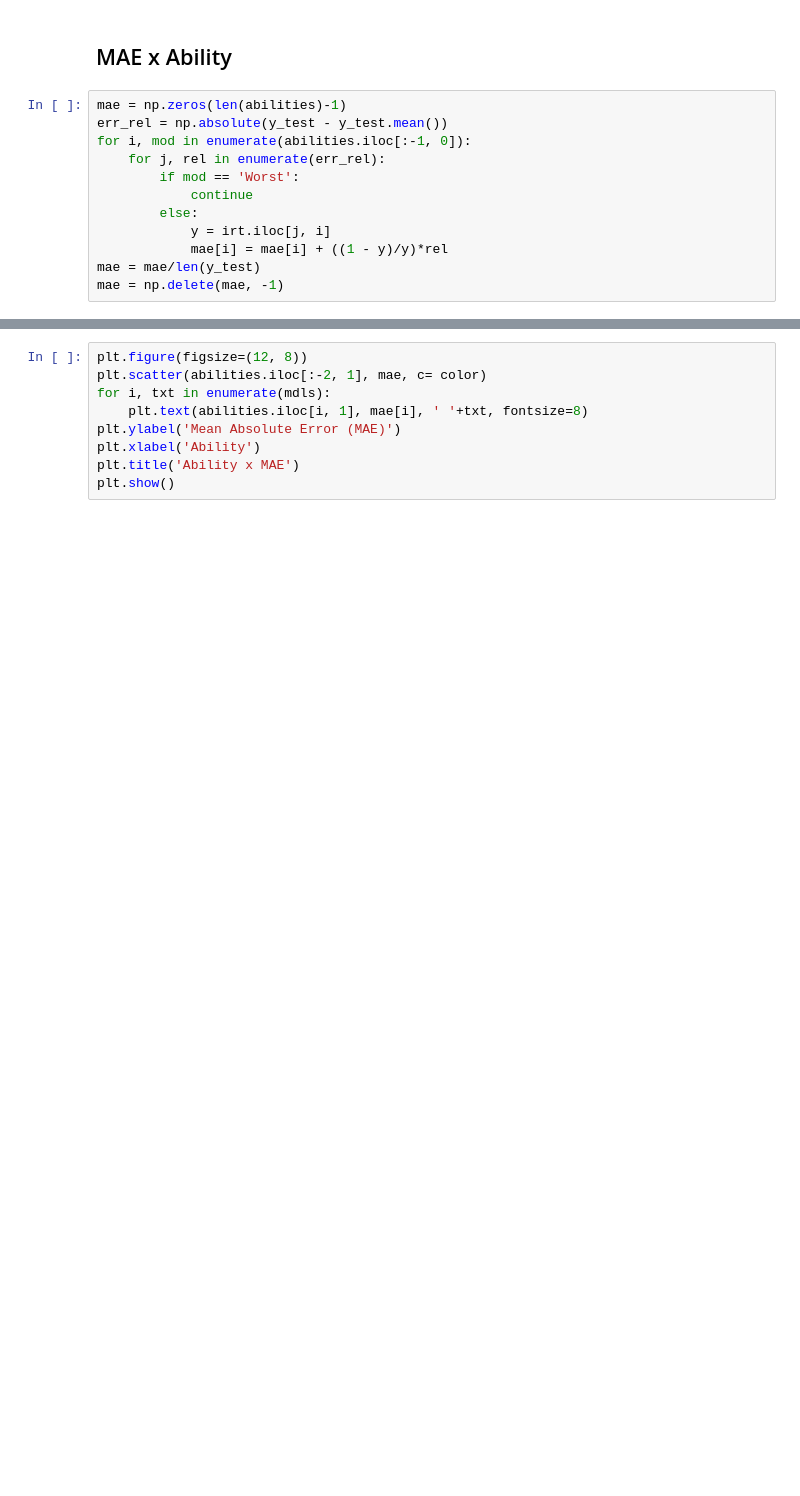
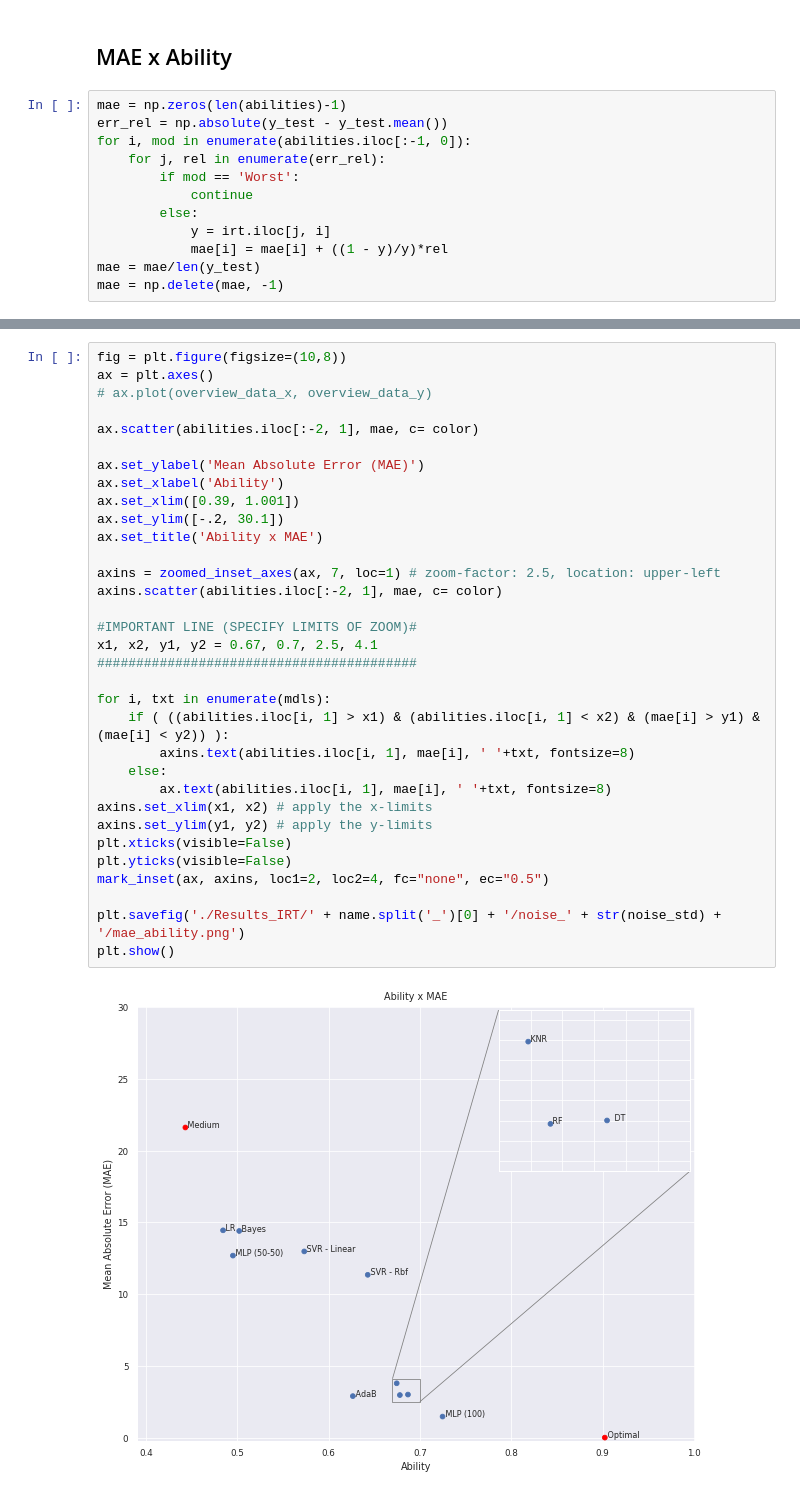
Before and after one commit to jvcm/irt_project, a Jupyter notebook: data_analysis.ipynb, the cells around one changed output, grey strips where cells are left out. Cells and saved outputs as stored; diff of their text form; blank space fills up the shorter version.

```diff
--- a/data_analysis.ipynb
+++ b/data_analysis.ipynb
@@ -189,12 +226,38 @@ mdls = ['  LR', 'Bayes', 'SVR - Linear', 'SVR - Rbf', 'KNR', 'DT', 'RF', 'AdaB',
 c_n = 'C0'
 c_e = 'red'
 color = [c_n, c_n,c_n,c_n,c_n,c_n,c_n,c_n,c_n,c_n,c_e,c_e]
-# %%
-plt.figure(figsize=(12, 8))
-plt.scatter(abilities.iloc[:-2, 1], mae, c= color)
-for i, txt in enumerate(mdls):
-    plt.text(abilities.iloc[i, 1], mae[i], ' '+txt, fontsize=8)
-plt.ylabel('Mean Absolute Error (MAE)')
-plt.xlabel('Ability')
-plt.title('Ability x MAE')
-plt.show()
+# %%
+fig = plt.figure(figsize=(10,8))
+ax = plt.axes()
+# ax.plot(overview_data_x, overview_data_y)
+
+ax.scatter(abilities.iloc[:-2, 1], mae, c= color)
+
+ax.set_ylabel('Mean Absolute Error (MAE)')
+ax.set_xlabel('Ability')
+ax.set_xlim([0.39, 1.001])
+ax.set_ylim([-.2, 30.1])
+ax.set_title('Ability x MAE')
+
+axins = zoomed_inset_axes(ax, 7, loc=1) # zoom-factor: 2.5, location: upper-left
+axins.scatter(abilities.iloc[:-2, 1], mae, c= color)
+
+#IMPORTANT LINE (SPECIFY LIMITS OF ZOOM)#
+x1, x2, y1, y2 = 0.67, 0.7, 2.5, 4.1
+#########################################
+
+for i, txt in enumerate(mdls):
+    if ( ((abilities.iloc[i, 1] > x1) & (abilities.iloc[i, 1] < x2) & (mae[i] > y1) & (mae[i] < y2)) ):
+        axins.text(abilities.iloc[i, 1], mae[i], ' '+txt, fontsize=8)
+    else:
+        ax.text(abilities.iloc[i, 1], mae[i], ' '+txt, fontsize=8)
+axins.set_xlim(x1, x2) # apply the x-limits
+axins.set_ylim(y1, y2) # apply the y-limits
+plt.xticks(visible=False)
+plt.yticks(visible=False)
+mark_inset(ax, axins, loc1=2, loc2=4, fc="none", ec="0.5")
+
+plt.savefig('./Results_IRT/' + name.split('_')[0] + '/noise_' + str(noise_std) + '/mae_ability.png')
+plt.show()
+# %% [output]
+[figure, added]
```
Also changed, not shown: parts of 37 cells of this notebook, 58 other files.
